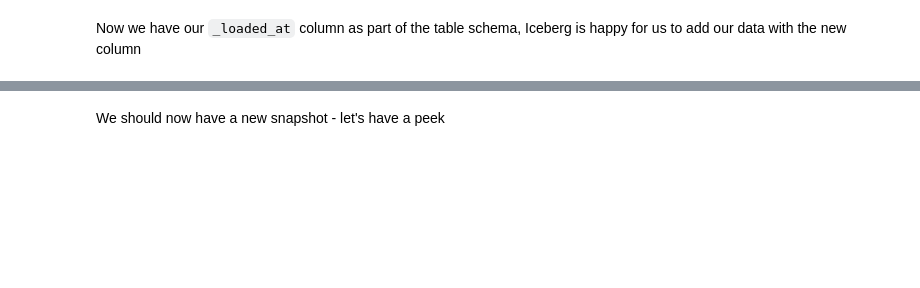
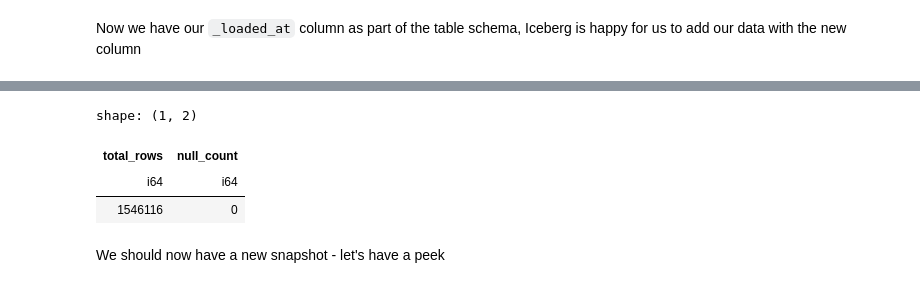
Before and after one commit to henryharbeck/pydata-london-2025-hands-on-apache-iceberg, a Jupyter notebook: notebooks/03-Updating-Metadata.ipynb, the cells around one changed output, grey strips where cells are left out. Cells and saved outputs as stored; diff of their text form; code cells hidden in the pictures; blank space fills up the shorter version.

```diff
--- a/notebooks/03-Updating-Metadata.ipynb
+++ b/notebooks/03-Updating-Metadata.ipynb
@@ -86,24 +104,14 @@ with engine.connect() as conn:
     result = conn.execute(sa.text(sql))
     print(result.fetchone())
 # %%
-_df = mo.sql(
-    f"""
-    SELECT
-        count(*) as all_rows,
-        NULL as null_rows
-    FROM
-        house_prices.raw
-    UNION ALL
-    SELECT
-        NULL,
-        count('*') as null_rows
-    FROM
-        house_prices.raw
-    WHERE
-        _loaded_at is null
-    """,
-    engine=engine
-)
+with engine.connect() as conn:
+    df = pl.read_database(null_count_sql, conn)
+df
+# %% [output]
+shape: (1, 2)
+| total_rows | null_count |
+| i64 | i64 |
+| 1546116 | 0 |
 # %% [markdown]
 We should now have a new snapshot - let's have a peek
 # %%
```
Also changed, not shown: parts of 13 cells of this notebook, 6 other files.
